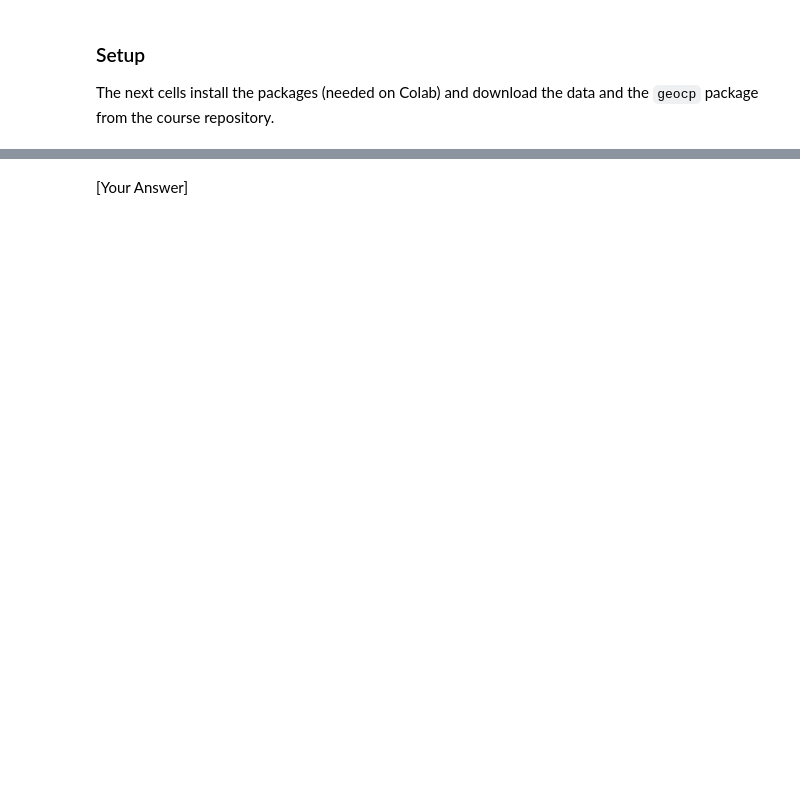
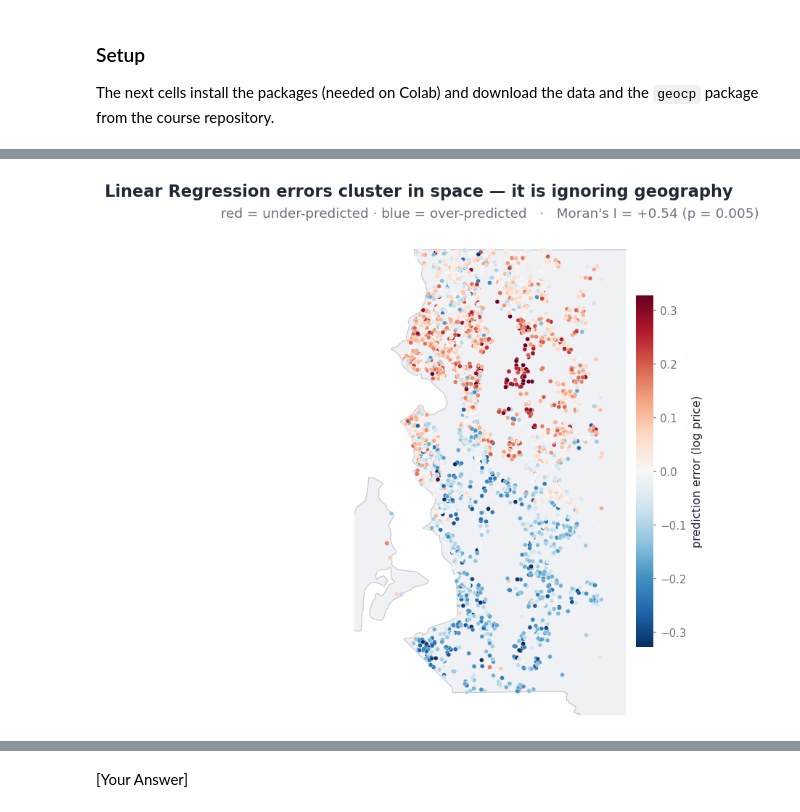
Before and after one commit to Vezarachan/TUM_Course_SVA_TrustGeoAI, a Jupyter notebook: notebooks/TrustworthyGeoAI_case_2.ipynb, the cells around one changed output, grey strips where cells are left out. Cells and saved outputs as stored; diff of their text form; code cells hidden in the pictures; blank space fills up the shorter version.

```diff
--- a/notebooks/TrustworthyGeoAI_case_2.ipynb
+++ b/notebooks/TrustworthyGeoAI_case_2.ipynb
@@ -285,0 +147,21 @@ inductive bias (LR vs GWR) mainly shifts the **overall level** of uncertainty
+# %%
+from sklearn.linear_model import LinearRegression
+from libpysal.weights import KNN
+from esda.moran import Moran
+
+resid_lr = y - LinearRegression().fit(X, y).predict(X)
+wq = KNN.from_array(coords, k=8); wq.transform = "r"
+mi_lr = Moran(resid_lr, wq, permutations=199)
+
+fig, ax = plt.subplots(figsize=(6.6, 6.2), layout="constrained")
+seattle_base(ax)
+v = np.percentile(np.abs(resid_lr), 98)
+sc = ax.scatter(coords[:, 0], coords[:, 1], c=resid_lr, cmap=DIV, vmin=-v, vmax=v,
+                s=13, edgecolor="white", linewidth=0.2, zorder=2)
+cbar(fig, sc, ax, "prediction error (log price)")
+ax.set_title(f"red = under-predicted · blue = over-predicted   ·   "
+             f"Moran's I = {mi_lr.I:+.2f} (p = {mi_lr.p_sim:.3f})", pad=8)
+suptitle(fig, "Linear Regression errors cluster in space — it is ignoring geography")
+plt.show()
+# %% [output]
+[figure, added]
```
Also changed, not shown: parts of 56 cells of this notebook, 1 other file.
